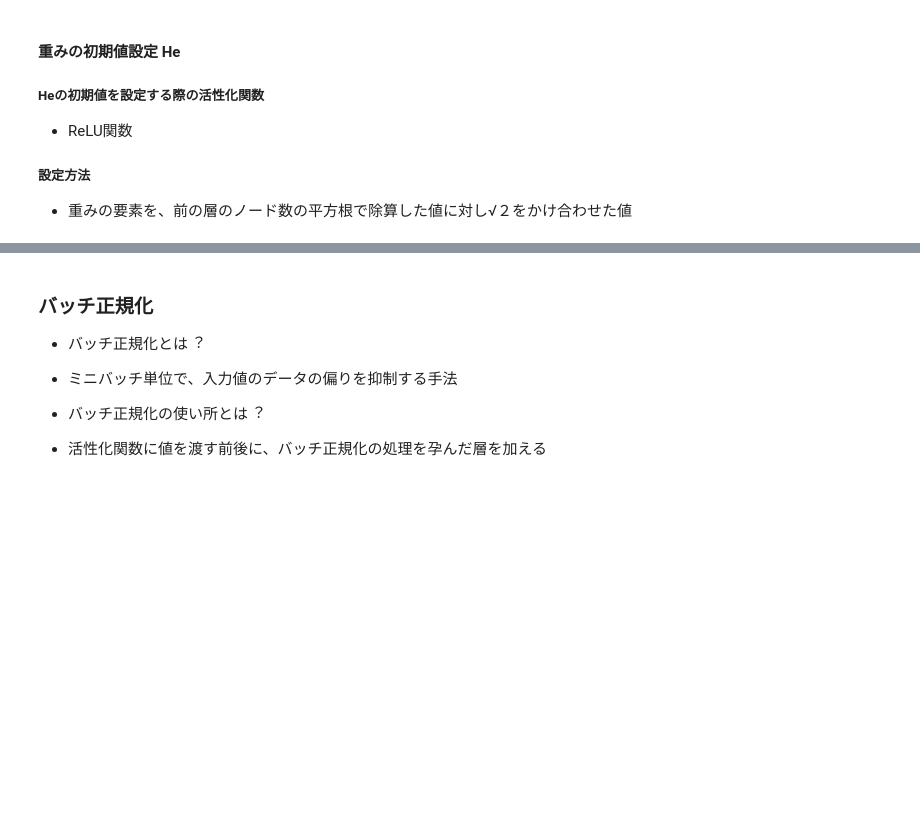
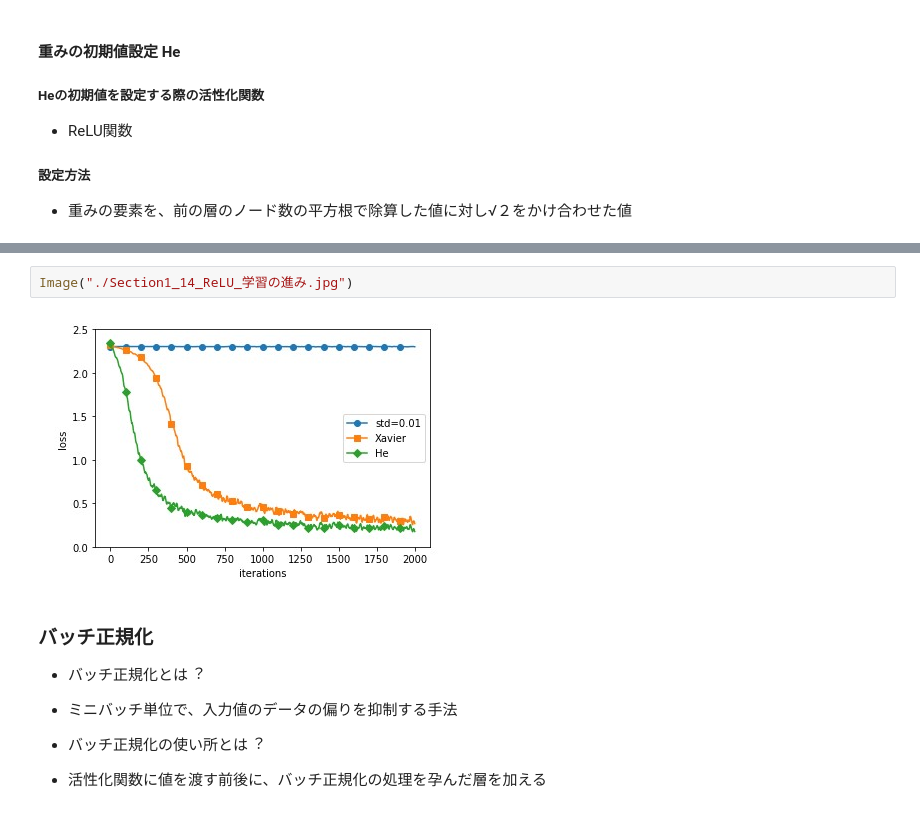
Before and after one commit to takasaki376/rabbit-report, a Jupyter notebook: stage3-day2/Section1：勾配消失問題.ipynb, the cells around one changed output, grey strips where cells are left out. Drawn from its saved outputs; the diff is of its cells as text; blank space fills up the shorter version.

```diff
--- a/stage3-day2/Section1：勾配消失問題.ipynb
+++ b/stage3-day2/Section1：勾配消失問題.ipynb
@@ -132,3 +174,7 @@ plt.show()
+# %%
+Image("./Section1_14_ReLU_学習の進み.jpg")
+# %% [output]
+[figure, added]
 # %% [markdown]
 ### バッチ正規化
 
```
Also changed, not shown: parts of 15 cells of this notebook, 6 other files.
